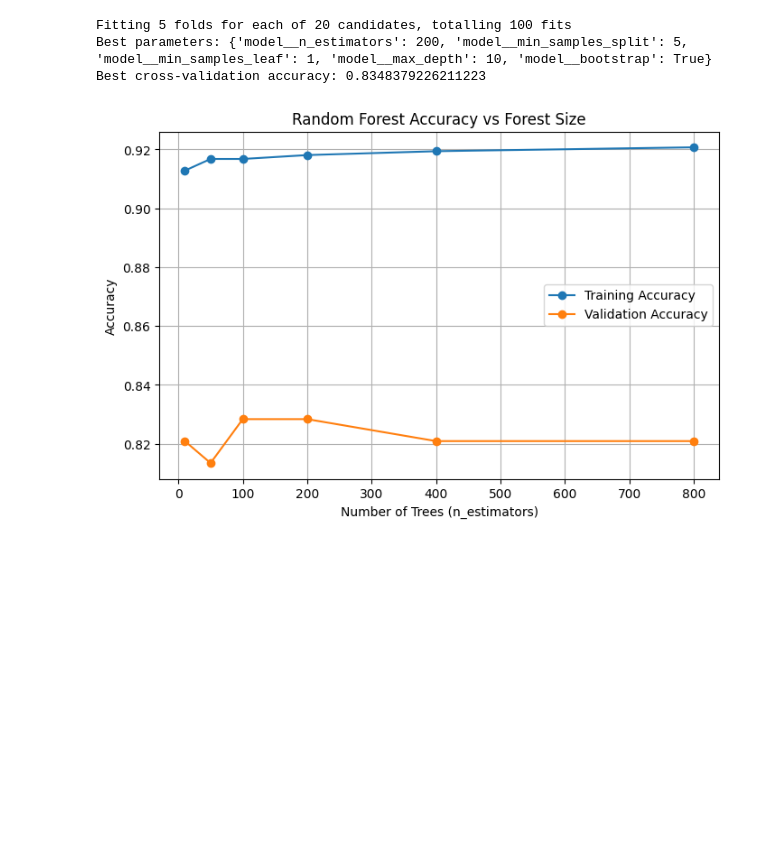
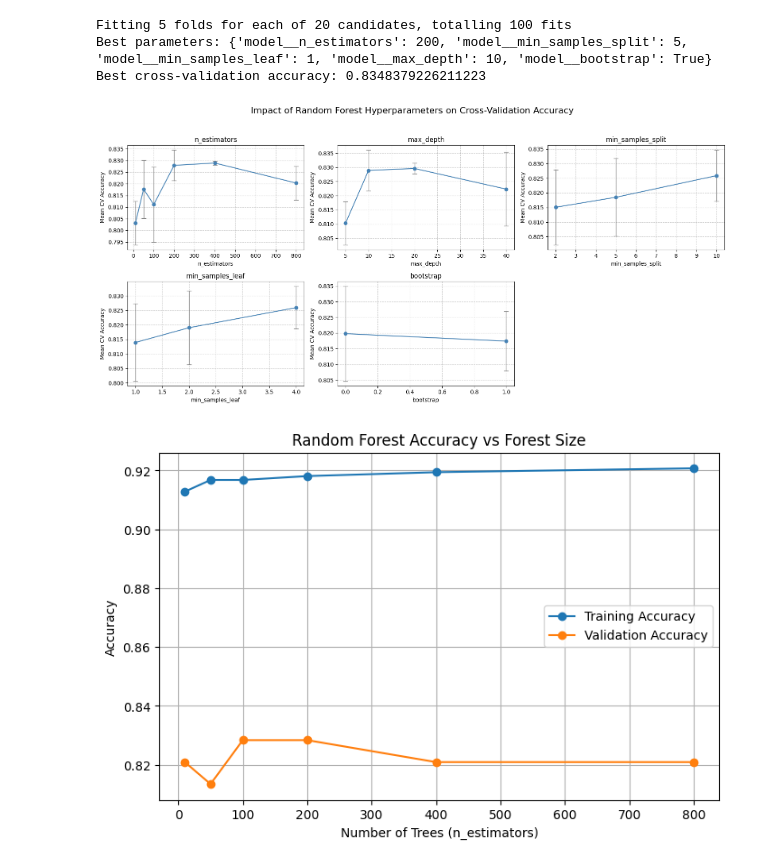
Before and after one commit to zebulonmcknight/CS325, a Jupyter notebook: HW2/hw2.ipynb, the cells around one changed output. Saved outputs shown, nothing was run; the diff lists cells and outputs as text; code cells hidden in the pictures; blank space fills up the shorter version.

```diff
--- a/HW2/hw2.ipynb
+++ b/HW2/hw2.ipynb
@@ -458,4 +456,50 @@ print("Best cross-validation accuracy:", search.best_score_)
 Fitting 5 folds for each of 20 candidates, totalling 100 fits
 Best parameters: {'model__n_estimators': 200, 'model__min_samples_split': 5, 'model__min_samples_leaf': 1, 'model__max_depth': 10, 'model__bootstrap': True}
 Best cross-validation accuracy: 0.8348379226211223
+# %%
+# Convert search results to a DataFrame
+results_df = pd.DataFrame(search.cv_results_)
+
+# List of parameters to analyze
+params = [
+    'param_model__n_estimators',
+    'param_model__max_depth',
+    'param_model__min_samples_split',
+    'param_model__min_samples_leaf',
+    'param_model__bootstrap'
+]
+
+# Create a multi-panel plot grid
+fig, axes = plt.subplots(2, 3, figsize=(16, 8))
+axes = axes.flatten()
+
+# Plot mean ± std for each hyperparameter
+for i, param in enumerate(params):
+    # Aggregate mean and std across other parameters
+    summary = results_df.groupby(param)['mean_test_score'].agg(['mean', 'std']).reset_index()
+
+    # Handle boolean params (like bootstrap) nicely for plotting
+    x = summary[param]
+    y = summary['mean']
+    yerr = summary['std']
+
+    axes[i].errorbar(
+        x, y, yerr=yerr, fmt='o-', capsize=4, elinewidth=1, markersize=6,
+        color='steelblue', ecolor='gray'
+    )
+    axes[i].set_title(param.replace('param_model__', ''), fontsize=12)
+    axes[i].set_xlabel(param.split('__')[-1], fontsize=10)
+    axes[i].set_ylabel('Mean CV Accuracy', fontsize=10)
+    axes[i].grid(True, linestyle='--', alpha=0.6)
+
+# Hide any unused subplot (since we have 5 plots, 6 grid slots)
+if len(params) < len(axes):
+    for j in range(len(params), len(axes)):
+        fig.delaxes(axes[j])
+
+plt.suptitle("Impact of Random Forest Hyperparameters on Cross-Validation Accuracy", fontsize=16)
+plt.tight_layout(rect=[0, 0.03, 1, 0.95])
+plt.show()
+# %% [output]
+[figure, added]
 # %%
```
Also changed, not shown: parts of 14 cells of this notebook.
